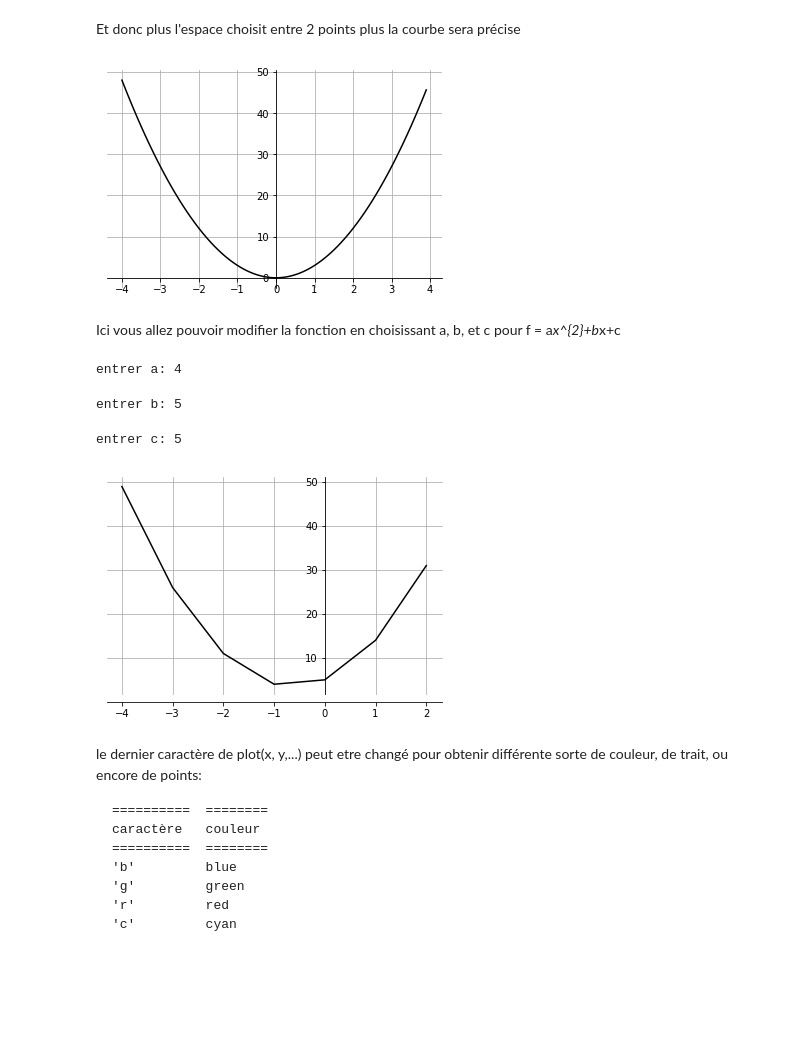
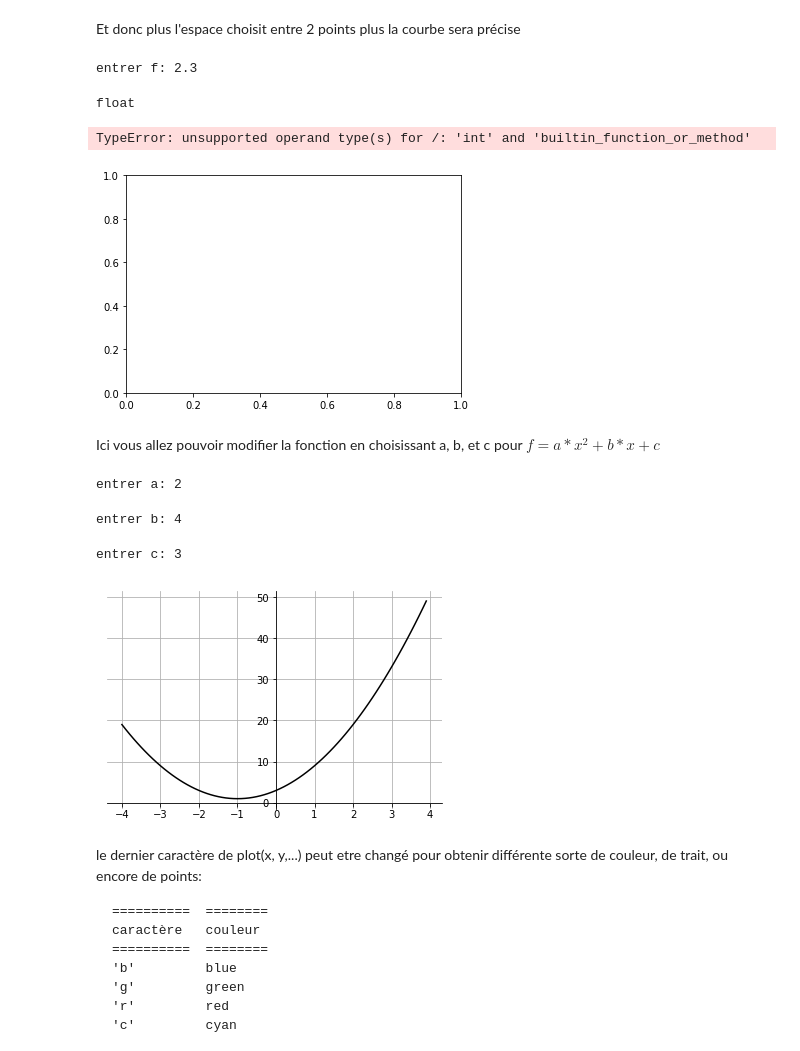
Before and after one commit to Julesargouarch/ISN, a Jupyter notebook: Simulation+Physique+(1)+(1).ipynb, the cells around one changed output. Saved outputs shown, nothing was run; the diff lists cells and outputs as text; code cells hidden in the pictures; blank space fills up the shorter version.

```diff
--- a/Simulation+Physique+(1)+(1).ipynb
+++ b/Simulation+Physique+(1)+(1).ipynb
@@ -115,18 +102,22 @@ show()
 [figure]
 # %% [markdown]
 Et donc plus l'espace choisit entre 2 points plus la courbe sera précise
+# %%
+f = input("entrer f: ")
+f = float(f)
+f>0
+# %% [output]
+entrer f: 2.3
+float
 # %%
-
-f = input("entrer f: ")
-f = float(f)
-
 from pylab import *
 from scipy import misc
 
 ax = subplot(111)
 def fonction(x):
     return 3*x*x
-x = arange(-4, 4, 0.1)
+
+x = arange(-4, 4, f)
 
 y = fonction(x)
 
@@ -142,48 +133,49 @@ ax.spines['top'].set_color('none')
 
 show()
 # %% [output]
+TypeError: unsupported operand type(s) for /: 'int' and 'builtin_function_or_method'
-[figure, old version]
+[figure, new version]
 # %% [markdown]
-Ici vous allez pouvoir modifier la fonction en choisissant a, b, et c pour f = a*x^{2}+b*x+c
+Ici vous allez pouvoir modifier la fonction en choisissant a, b, et c pour  \\(  f = a*x^{2}+b*x+c\\)
 # %%
 a = input("entrer a: ")
-a = int(a)
+a = float(a)
 # %% [output]
-entrer a: 4
+entrer a: 2
 # %%
 b = input("entrer b: ")
-b = int(b)
+b = float(b)
 # %% [output]
-entrer b: 5
+entrer b: 4
 # %%
 c = input("entrer c: ")
-c = int(c)
+c = float(c)
 # %% [output]
-entrer c: 5
+entrer c: 3
 # %%
 from pylab import *
 from scipy import misc
 
 ax = subplot(111)
 def fonction(x):
     return a*x*x+b*x+c
-x = arange(d, e, 1)
+x = arange(-4, 4, 0.1)
 
 y = fonction(x)
 
 plot(x, y, 'k')
 
 
 grid(True)
 
 ax.spines['left'].set_position('zero')
 ax.spines['right'].set_color('none')
 ax.spines['bottom'].set_position('zero')
 ax.spines['top'].set_color('none')
 
 show()
 # %% [output]
-[figure, old version]
+[figure, new version]
 # %% [markdown]
 le dernier caractère de plot(x, y,...) peut etre changé pour obtenir différente sorte de couleur, de trait, ou encore de points:
 
```
Also changed, not shown: parts of 16 cells of this notebook.
